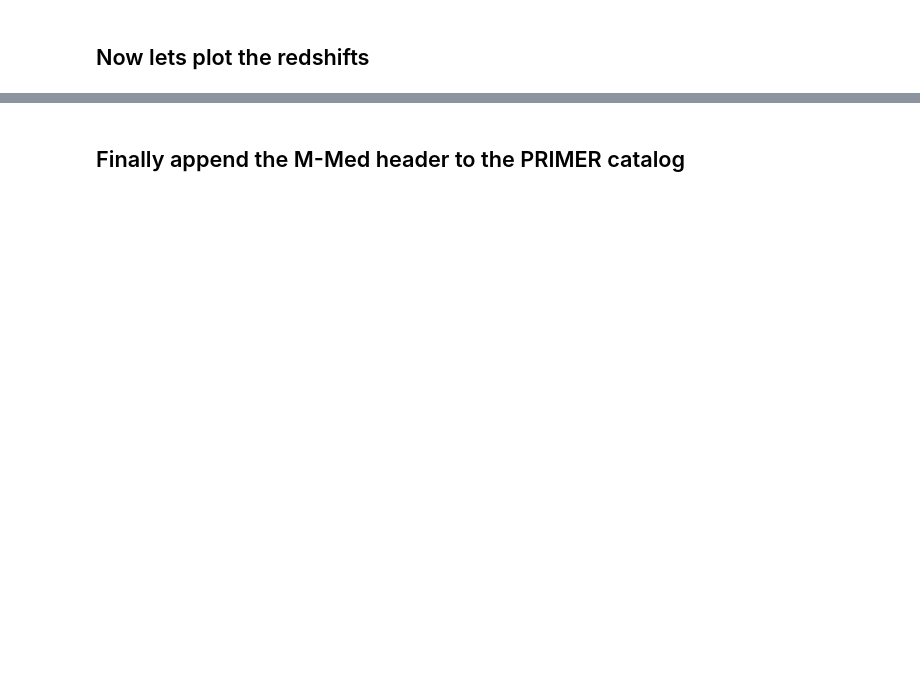
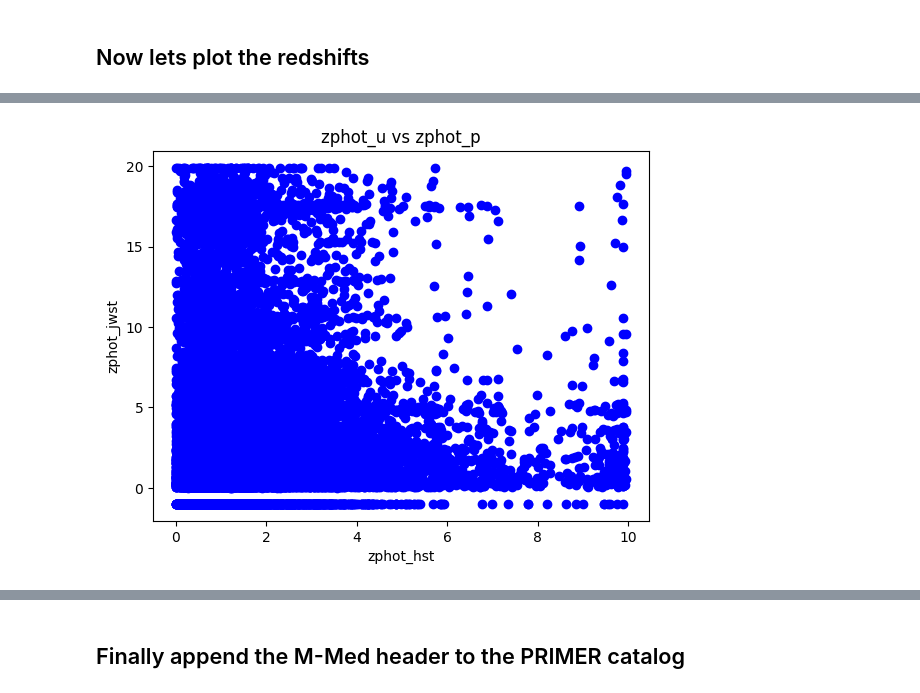
Before and after one commit to ChristianArgueta/AGN-NERDS, a Jupyter notebook: RADEC.ipynb, the cells around one changed output, grey strips where cells are left out. Saved outputs shown, nothing was run; the diff lists cells and outputs as text; code cells hidden in the pictures; blank space fills up the shorter version.

```diff
--- a/RADEC.ipynb
+++ b/RADEC.ipynb
@@ -305,0 +241,16 @@ plt.show()
+# %%
+min_length = min(len(zphot_p_array), len(zphot_u_array), len(zphot_c_array))
+zphot_p_array_trimmed = zphot_p_array[:min_length]
+zphot_u_array_trimmed = zphot_u_array[:min_length]
+zphot_c_array_trimmed = zphot_c_array[:min_length]
+
+# Assuming you want to plot zphot_p_array against zphot_u_array
+plt.scatter(zphot_c_array_trimmed, zphot_p_array_trimmed, c='blue')
+
+plt.xlabel('zphot_hst')
+plt.ylabel('zphot_jwst')
+plt.title('zphot_u vs zphot_p')
+
+plt.show()
+# %% [output]
+[figure, added]
```
Also changed, not shown: parts of 9 cells of this notebook.
